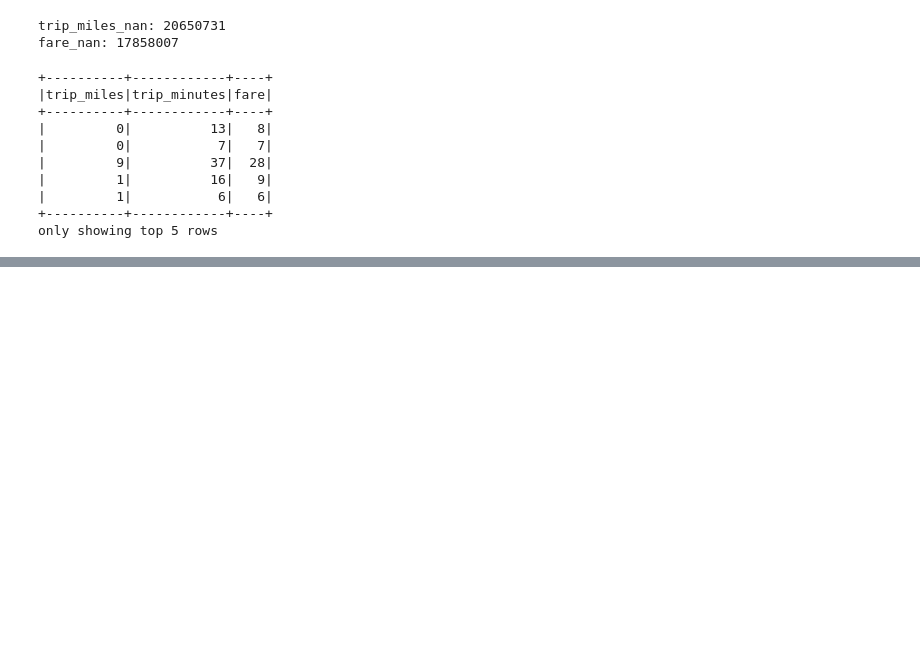
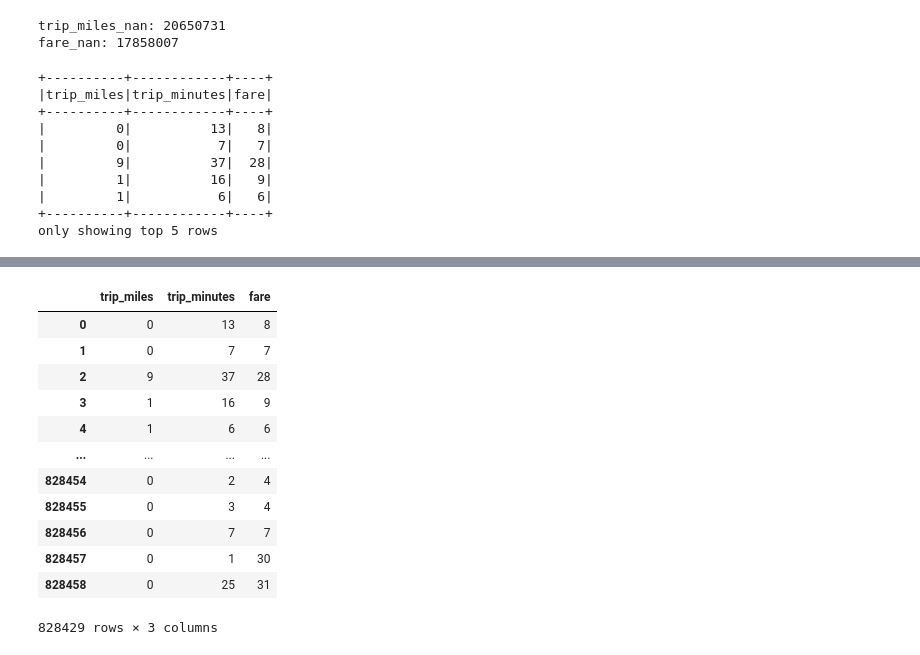
Before and after one commit to pp-monika/chicago-transportation-analysis, a Jupyter notebook: QST2_Syeda.ipynb, the cells around one changed output, grey strips where cells are left out. Saved outputs shown, nothing was run; the diff lists cells and outputs as text; code cells hidden in the pictures; blank space fills up the shorter version.

```diff
--- a/QST2_Syeda.ipynb
+++ b/QST2_Syeda.ipynb
@@ -410 +427,17 @@ plt.show()
+# %%
+df_miles_minutes_fare[df_miles_minutes_fare["trip_miles"] <= 200]
+# %% [output]
+|  | trip_miles | trip_minutes | fare |
+| 0 | 0 | 13 | 8 |
+| 1 | 0 | 7 | 7 |
+| 2 | 9 | 37 | 28 |
+| 3 | 1 | 16 | 9 |
+| 4 | 1 | 6 | 6 |
+| ... | ... | ... | ... |
+| 828454 | 0 | 2 | 4 |
+| 828455 | 0 | 3 | 4 |
+| 828456 | 0 | 7 | 7 |
+| 828457 | 0 | 1 | 30 |
+| 828458 | 0 | 25 | 31 |
+828429 rows × 3 columns
 # %%
```
Also changed, not shown: parts of 15 cells of this notebook, 3 other files.
